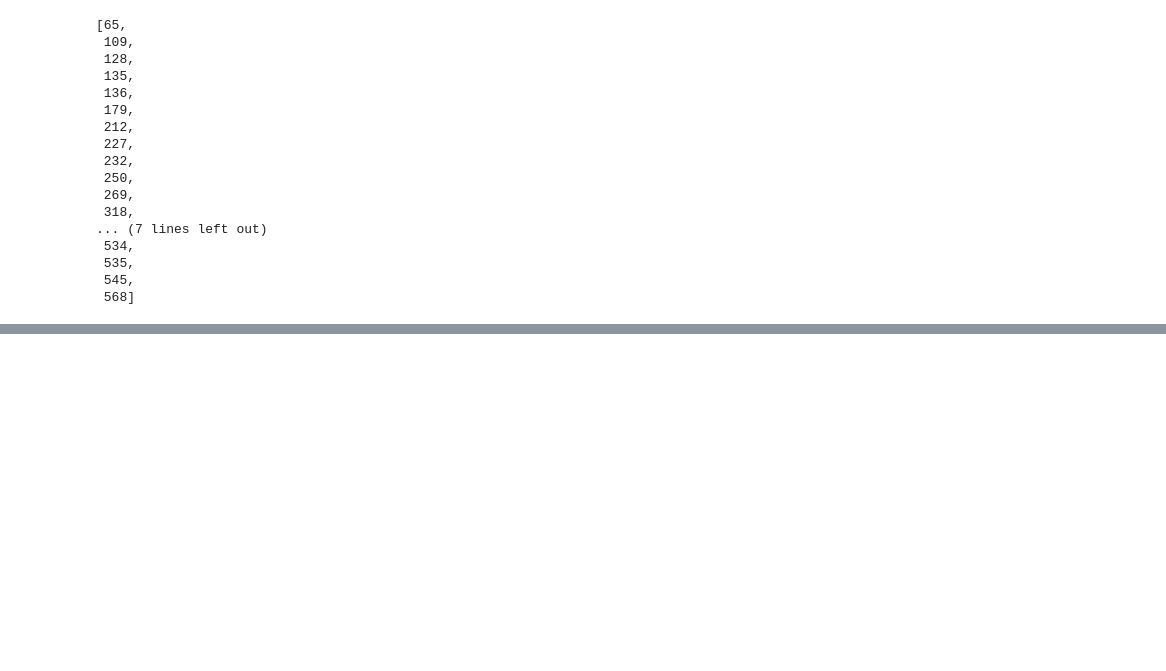
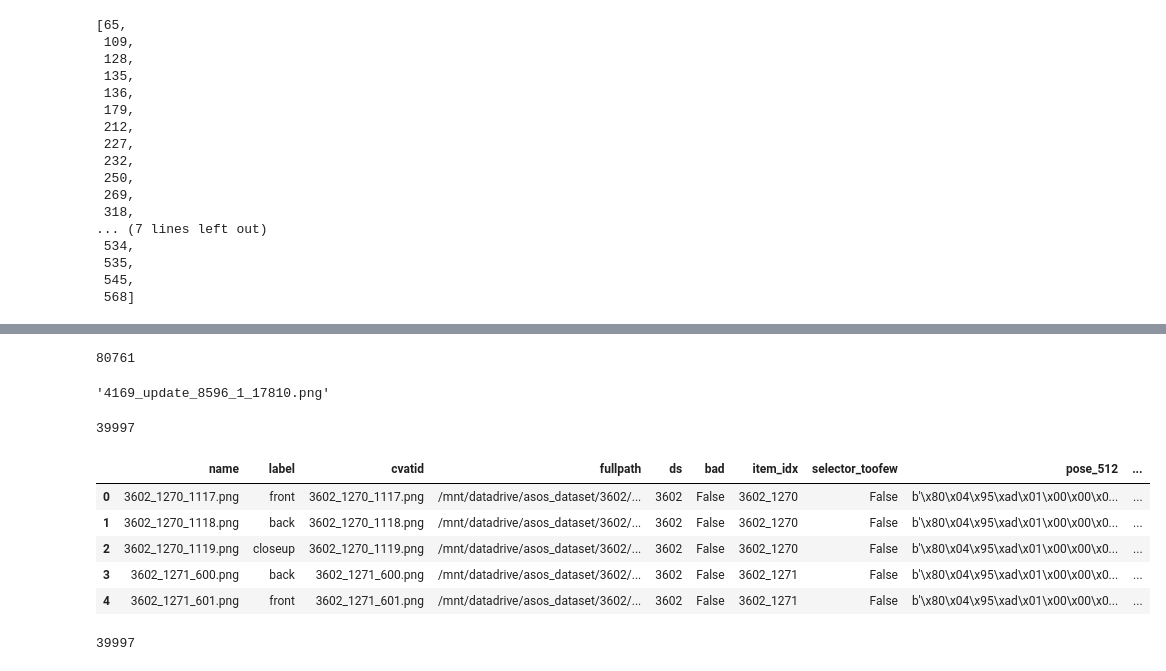
Before and after one commit to concrete13377/tryondiffusion, a Jupyter notebook: 1_prepare_data_on_disk.ipynb, the cells around one changed output, grey strips where cells are left out. Cells and saved outputs as stored; diff of their text form; code cells hidden in the pictures; blank space fills up the shorter version.

```diff
--- a/1_prepare_data_on_disk.ipynb
+++ b/1_prepare_data_on_disk.ipynb
@@ -410,0 +545,4 @@ KeyboardInterrupt:
+# %%
+len(old)
+# %% [output]
+80761
@@ -410,0 +553,30 @@ KeyboardInterrupt:
+# %%
+def getcvat_id(path):
+    parts = Path(path).parts
+    return '_'.join(parts[-3:])
+
+getcvat_id(xxx)
+# %% [output]
+'4169_update_8596_1_17810.png'
+# %%
+old['cvatid'] = old['fullpath'].apply(lambda x: getcvat_id(x))
+# %%
+df_total['cvatid'] = df_total['name']
+# %%
+merged = pd.merge(df_total, old.drop_duplicates(subset=['cvatid']), how='inner', on='cvatid')
+len(merged)
+# %% [output]
+39997
+# %%
+merged.head(5)
+# %% [output]
+|  | name | label | cvatid | fullpath | ds | bad | item_idx | selector_toofew | pose_512 | ... |
+| 0 | 3602_1270_1117.png | front | 3602_1270_1117.png | /mnt/datadrive/asos_dataset/3602/... | 3602 | False | 3602_1270 | False | b'\x80\x04\x95\xad\x01\x00\x00\x0... | ... |
+| 1 | 3602_1270_1118.png | back | 3602_1270_1118.png | /mnt/datadrive/asos_dataset/3602/... | 3602 | False | 3602_1270 | False | b'\x80\x04\x95\xad\x01\x00\x00\x0... | ... |
+| 2 | 3602_1270_1119.png | closeup | 3602_1270_1119.png | /mnt/datadrive/asos_dataset/3602/... | 3602 | False | 3602_1270 | False | b'\x80\x04\x95\xad\x01\x00\x00\x0... | ... |
+| 3 | 3602_1271_600.png | back | 3602_1271_600.png | /mnt/datadrive/asos_dataset/3602/... | 3602 | False | 3602_1271 | False | b'\x80\x04\x95\xad\x01\x00\x00\x0... | ... |
+| 4 | 3602_1271_601.png | front | 3602_1271_601.png | /mnt/datadrive/asos_dataset/3602/... | 3602 | False | 3602_1271 | False | b'\x80\x04\x95\xad\x01\x00\x00\x0... | ... |
+# %%
+len(df_total)
+# %% [output]
+39997
```
Also changed, not shown: parts of 21 cells of this notebook, 9 other files.
